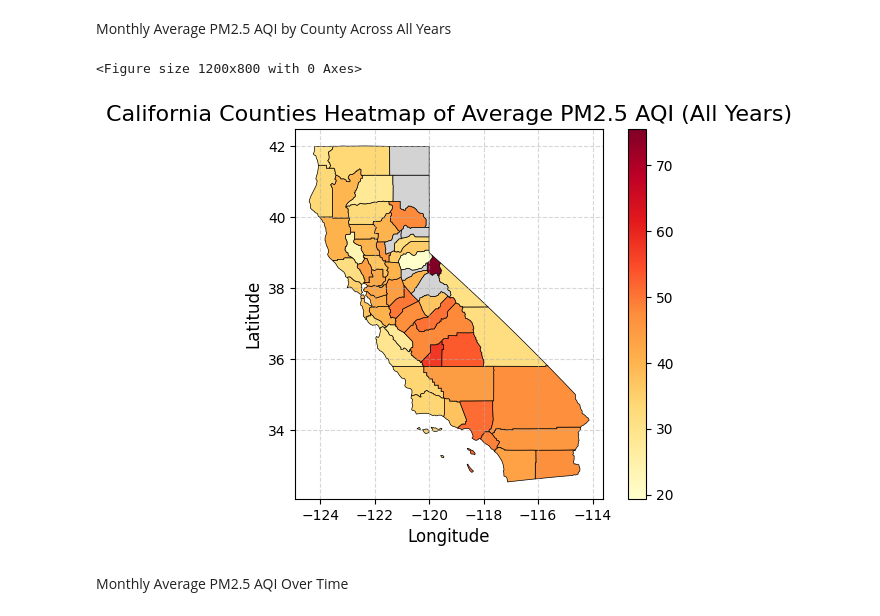
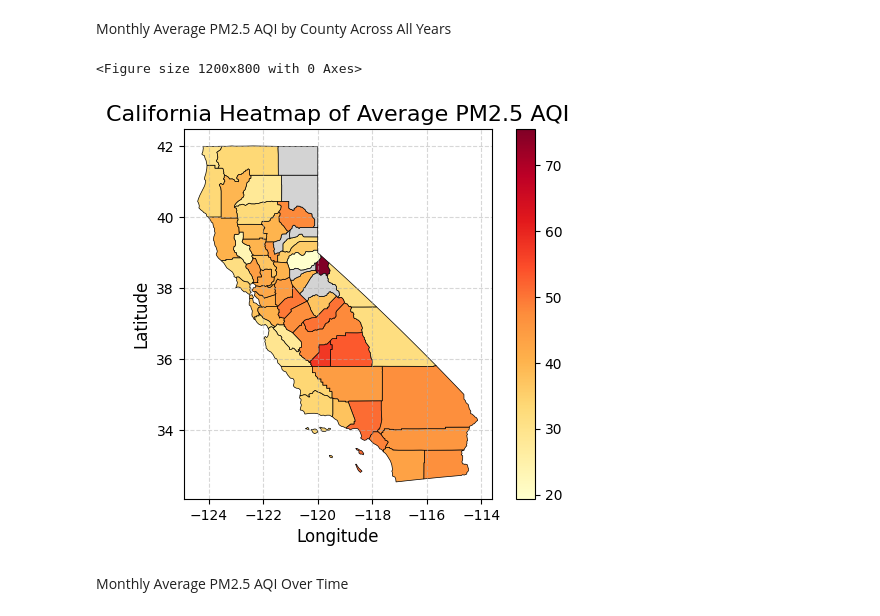
Before and after one commit to ashkren/eda_final_project, a Jupyter notebook: eda_final_project.ipynb, the cells around one changed output. Saved outputs shown, nothing was run; the diff lists cells and outputs as text; code cells hidden in the pictures.

Commit message:
Saved graphs to images

```diff
--- a/eda_final_project.ipynb
+++ b/eda_final_project.ipynb
@@ -240,29 +329,30 @@ Monthly Average PM2.5 AQI by County Across All Years
 # %%
 # Group by County and calculate the mean AQI across all years
 county_aqi_all_years = pm25_data.groupby('County')['Daily AQI Value'].mean().reset_index()
 county_aqi_all_years.columns = ['NAME', 'Average AQI']  # Rename to match GeoJSON's 'NAME' column
 
 # Merge GeoJSON with AQI data using the 'NAME' column
 merged_geo_all_years = california_geojson.merge(county_aqi_all_years, on='NAME', how='left')
 
 # Plot the heatmap
 plt.figure(figsize=(12, 8))
 merged_geo_all_years.plot(
     column='Average AQI',
     cmap='YlOrRd',  # Sequential colormap for AQI values
     legend=True,
     edgecolor='black',
     linewidth=0.5,
     missing_kwds={"color": "lightgrey", "label": "No Data"}
 )
-plt.title('California Counties Heatmap of Average PM2.5 AQI (All Years)', fontsize=16)
+plt.title("California Heatmap of Average PM2.5 AQI", fontsize=16)
 plt.xlabel('Longitude', fontsize=12)
 plt.ylabel('Latitude', fontsize=12)
 plt.grid(True, linestyle='--', alpha=0.5)
+plt.savefig("aqi_heatmap_all_years.png")
 plt.show()
 # %% [output]
 <Figure size 1200x800 with 0 Axes>
-[figure, old version]
+[figure, new version]
 # %% [markdown]
 Monthly Average PM2.5 AQI Over Time
 # %%
```
Also changed, not shown: parts of 6 cells of this notebook, 5 other files.
